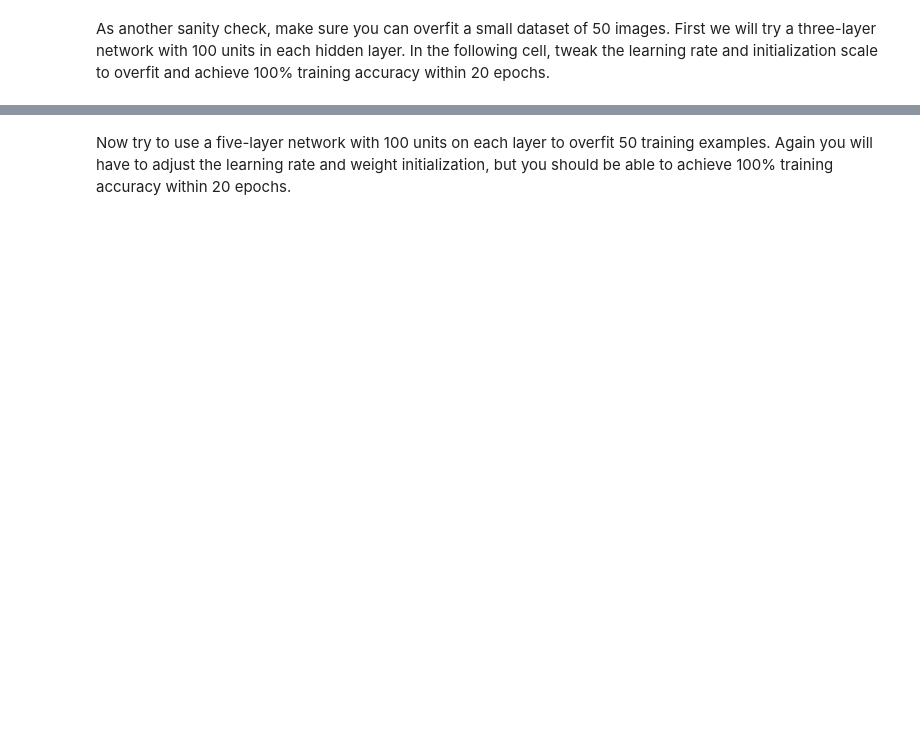
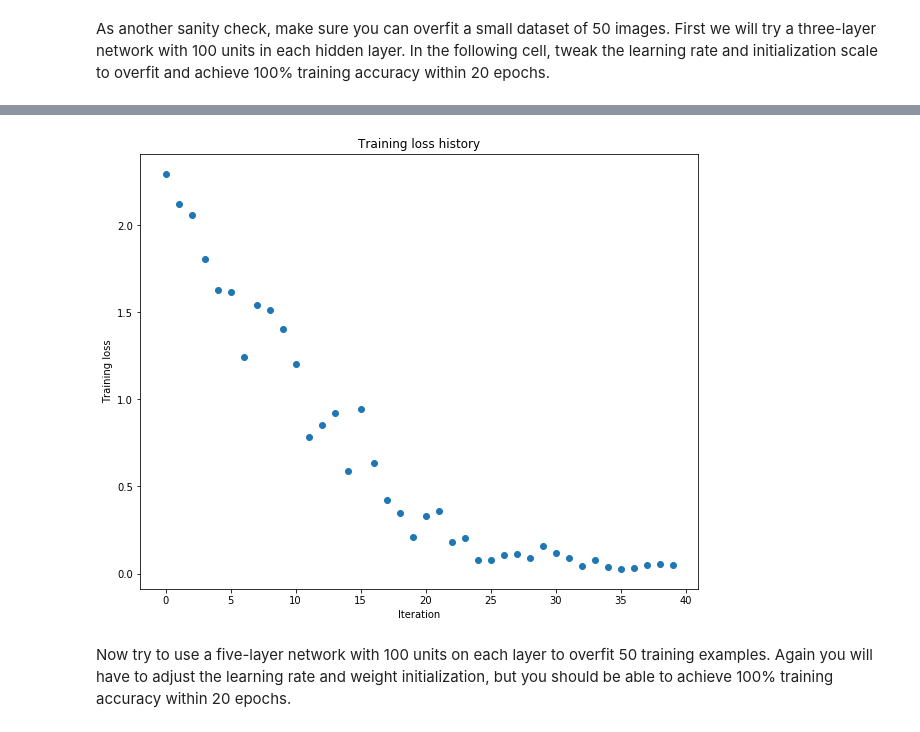
Before and after one commit to MIchaelKa/cs231n, a Jupyter notebook: assignment2/FullyConnectedNets.ipynb, the cells around one changed output, grey strips where cells are left out. Cells and saved outputs as stored; diff of their text form; code cells hidden in the pictures; blank space fills up the shorter version.

```diff
--- a/assignment2/FullyConnectedNets.ipynb
+++ b/assignment2/FullyConnectedNets.ipynb
@@ -366,7 +450,7 @@ small_data = {
 }
 
 weight_scale = 1e-2
-learning_rate = 1e-4
+learning_rate = 1e-2
 model = FullyConnectedNet([100, 100],
               weight_scale=weight_scale, dtype=np.float64)
 solver = Solver(model, small_data,
@@ -383,3 +467,4 @@ plt.title('Training loss history')
 plt.xlabel('Iteration')
 plt.ylabel('Training loss')
 plt.show()
+# %% [output]
@@ -386,3 +488,4 @@ plt.show()
+[figure, added]
 # %% [markdown]
 Now try to use a five-layer network with 100 units on each layer to overfit 50 training examples. Again you will have to adjust the learning rate and weight initialization, but you should be able to achieve 100% training accuracy within 20 epochs.
 # %%
```
Also changed, not shown: parts of 21 cells of this notebook, 4 other files.
